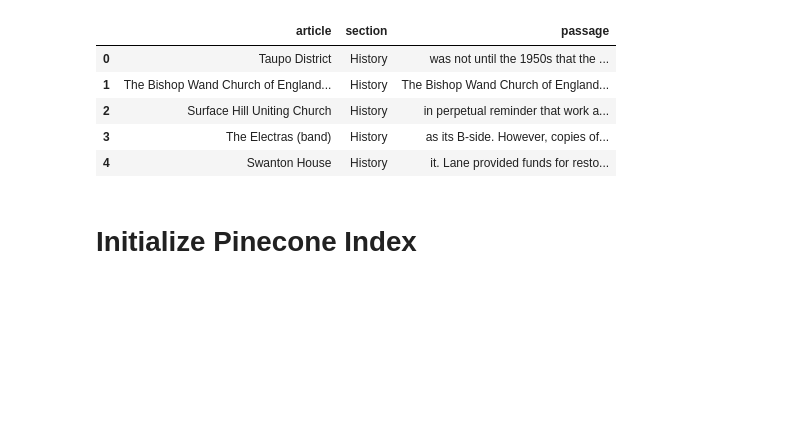
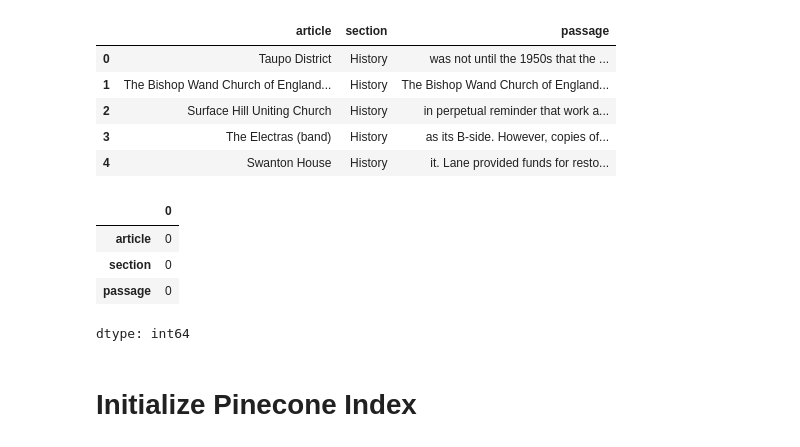
Before and after one commit to ironhack-labs/lab-abstractive-question-answering, a Jupyter notebook: lab-abstractive-question-answering.ipynb, the cells around one changed output. Saved outputs shown, nothing was run; the diff lists cells and outputs as text; code cells hidden in the pictures; blank space fills up the shorter version.

```diff
--- a/lab-abstractive-question-answering.ipynb
+++ b/lab-abstractive-question-answering.ipynb
@@ -54,16 +70,15 @@ counter = 0
 docs = []
 # iterate through the dataset and apply our filter
 for d in tqdm(history, total=total_doc_count):
+
     # extract the fields we need - article, section, and passage
-    article = d['article_title']
-    section = d['section_title']
-    passage = d['passage_text']
-    # append the extracted fields to the docs list
-    docs.append({
-        'article': article,
-        'section': section,
-        'passage': passage
-    })
+    doc = {
+        'article': d['article_title'],
+        'section': d['section_title'],
+        'passage': d['passage_text']
+    }
+    docs.append(doc)
+
     # increase the counter on every iteration
     counter += 1
     # break the loop if the counter reaches the total_doc_count
@@ -82,6 +98,14 @@ df.head()
 | 2 | Surface Hill Uniting Church | History | in perpetual reminder that work a... |
 | 3 | The Electras (band) | History | as its B-side. However, copies of... |
 | 4 | Swanton House | History | it. Lane provided funds for resto... |
+# %%
+df.isna().sum()
+# %% [output]
+|  | 0 |
+| article | 0 |
+| section | 0 |
+| passage | 0 |
+dtype: int64
 # %% [markdown]
 # Initialize Pinecone Index
 # %% [markdown]
```
Also changed, not shown: parts of 28 cells of this notebook.
